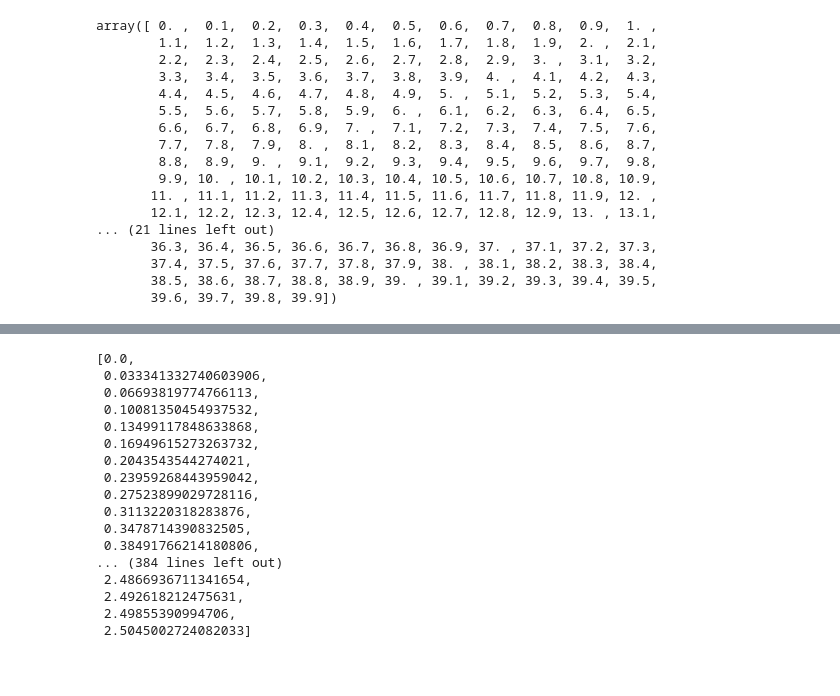
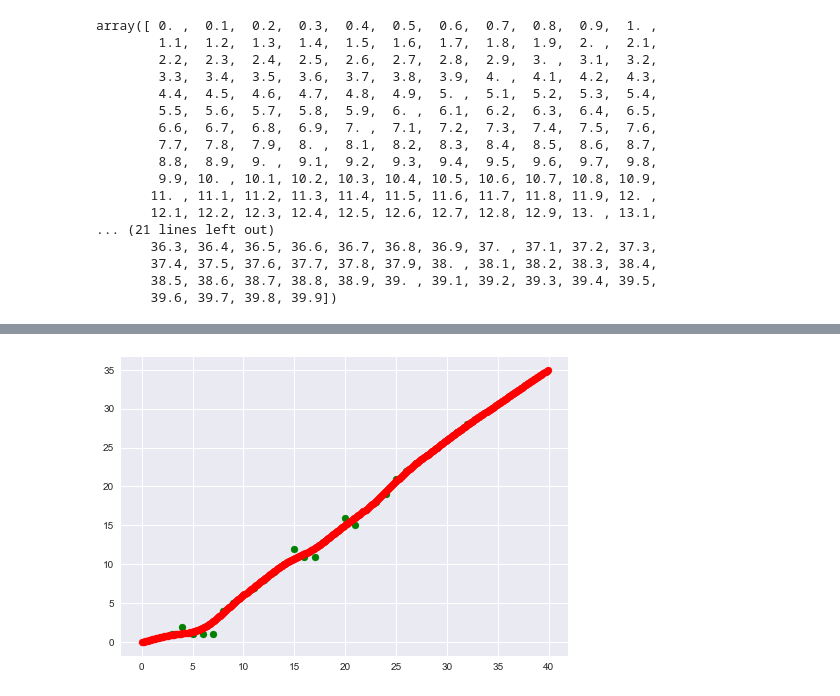
Before and after one commit to gokuljs/vtu-ml-lab, a Jupyter notebook: lab10/Untitled.ipynb, the cells around one changed output, grey strips where cells are left out. Drawn from its saved outputs; the diff is of its cells as text; code cells hidden in the pictures; blank space fills up the shorter version.

```diff
--- a/lab10/Untitled.ipynb
+++ b/lab10/Untitled.ipynb
@@ -46,6 +52,6 @@ plt.scatter(xtrain,ytrain)
 # %%
-x_test=np.array([i/10 for i in range(400)])
-x_test
+xtest=np.array([i/10 for i in range(400)]) # taking xo values
+xtest
 # %% [output]
 array([ 0. ,  0.1,  0.2,  0.3,  0.4,  0.5,  0.6,  0.7,  0.8,  0.9,  1. ,
         1.1,  1.2,  1.3,  1.4,  1.5,  1.6,  1.7,  1.8,  1.9,  2. ,  2.1,
@@ -88,9 +73,13 @@ array([[ 0. ],
+# %%
+xtest=xtest[:,np.newaxis]
+# %%
+ytest=[]# the object is find the ytest values and plot it on programs
 # %%
-y_test=[]
-for i in range(len(x_test)):
-    wts=np.exp(-np.sum((xtrain-x_test[i])**2,axis=1)/2*(a)**2)
+for i in range(len(xtest)):
+    wts=np.exp(-np.sum((xtrain-xtest[i])**2,axis=1)/2*(a)**2)
     w=np.diag(wts)
-    factor=np.linalg.inv(xtrain.T.dot(w).dot(xtrain))
-    predict=factor.dot(xtrain.T.dot(w).dot(ytrain))
-    final=x_test[i].dot(predict)
-    y_test.append(final)
+    format1=np.linalg.inv(xtrain.T.dot(w).dot(xtrain))
+    predict=format1.dot(xtrain.T.dot(w).dot(ytrain))
+    final=xtest[i].dot(predict)
+    ytest.append(final)
+ytest
@@ -97,24 +104,6 @@ for i in range(len(x_test)):
-# %%
-y_test
-# %% [output]
-[0.0,
- 0.033341332740603906,
- 0.06693819774766113,
- 0.10081350454937532,
- 0.13499117848633868,
- 0.16949615273263732,
- 0.2043543544274021,
- 0.23959268443959042,
- 0.27523899029728116,
- 0.3113220318283876,
- 0.3478714390832505,
- 0.38491766214180806,
-... (384 lines left out)
- 2.4866936711341654,
- 2.492618212475631,
- 2.49855390994706,
- 2.5045002724082033]
 # %%
-plt.scatter(xtrain,ytrain)
-plt.scatter(x_test,y_test,color="red")
+plt.scatter(xtrain,ytrain,color="green")
+plt.scatter(xtest,ytest,color="red")
 plt.show()
+# %% [output]
+[figure, added]
```
Also changed, not shown: parts of 10 cells of this notebook.
